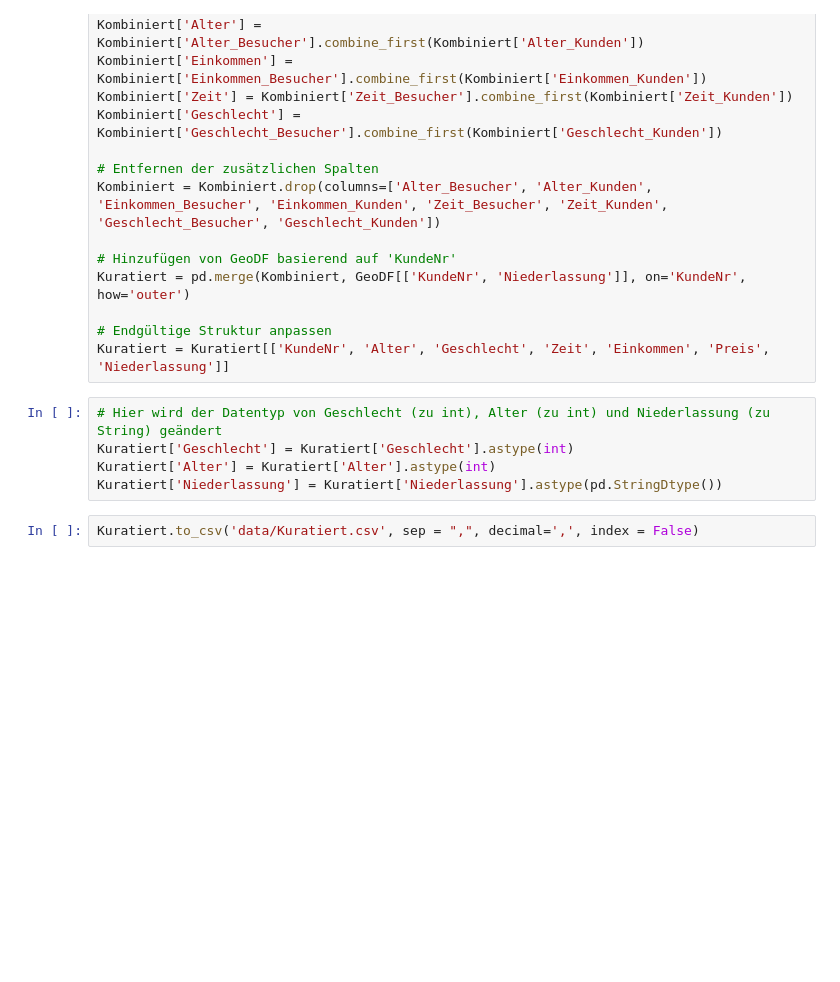
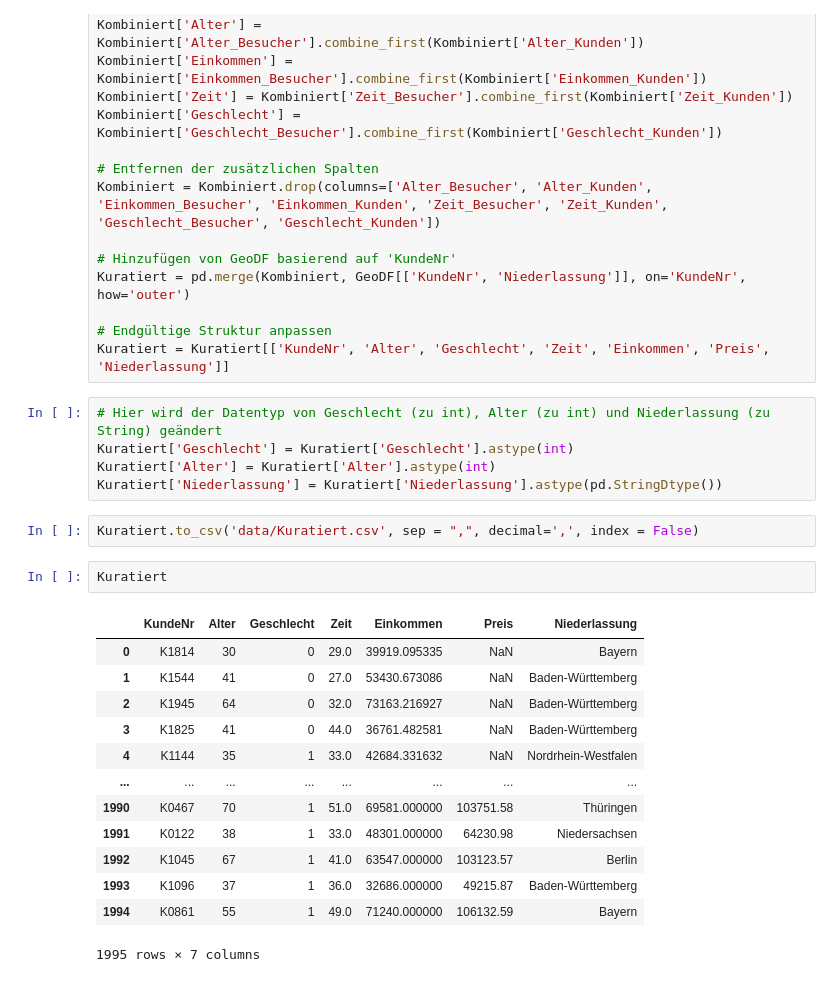
Before and after one commit to Rasger12/final_projectSS24_Group1, a Jupyter notebook: Datenkuration.ipynb, the cells around one changed output. Saved outputs shown, nothing was run; the diff lists cells and outputs as text; blank space fills up the shorter version.

```diff
--- a/Datenkuration.ipynb
+++ b/Datenkuration.ipynb
@@ -423,3 +423,19 @@ Kuratiert['Alter'] = Kuratiert['Alter'].astype(int)
 Kuratiert['Niederlassung'] = Kuratiert['Niederlassung'].astype(pd.StringDtype())
 # %%
 Kuratiert.to_csv('data/Kuratiert.csv', sep = ",", decimal=',', index = False)
+# %%
+Kuratiert
+# %% [output]
+|  | KundeNr | Alter | Geschlecht | Zeit | Einkommen | Preis | Niederlassung |
+| 0 | K1814 | 30 | 0 | 29.0 | 39919.095335 | NaN | Bayern |
+| 1 | K1544 | 41 | 0 | 27.0 | 53430.673086 | NaN | Baden-Württemberg |
+| 2 | K1945 | 64 | 0 | 32.0 | 73163.216927 | NaN | Baden-Württemberg |
+| 3 | K1825 | 41 | 0 | 44.0 | 36761.482581 | NaN | Baden-Württemberg |
+| 4 | K1144 | 35 | 1 | 33.0 | 42684.331632 | NaN | Nordrhein-Westfalen |
+| ... | ... | ... | ... | ... | ... | ... | ... |
+| 1990 | K0467 | 70 | 1 | 51.0 | 69581.000000 | 103751.58 | Thüringen |
+| 1991 | K0122 | 38 | 1 | 33.0 | 48301.000000 | 64230.98 | Niedersachsen |
+| 1992 | K1045 | 67 | 1 | 41.0 | 63547.000000 | 103123.57 | Berlin |
+| 1993 | K1096 | 37 | 1 | 36.0 | 32686.000000 | 49215.87 | Baden-Württemberg |
+| 1994 | K0861 | 55 | 1 | 49.0 | 71240.000000 | 106132.59 | Bayern |
+1995 rows × 7 columns
```
Also changed, not shown: 1 other file.
